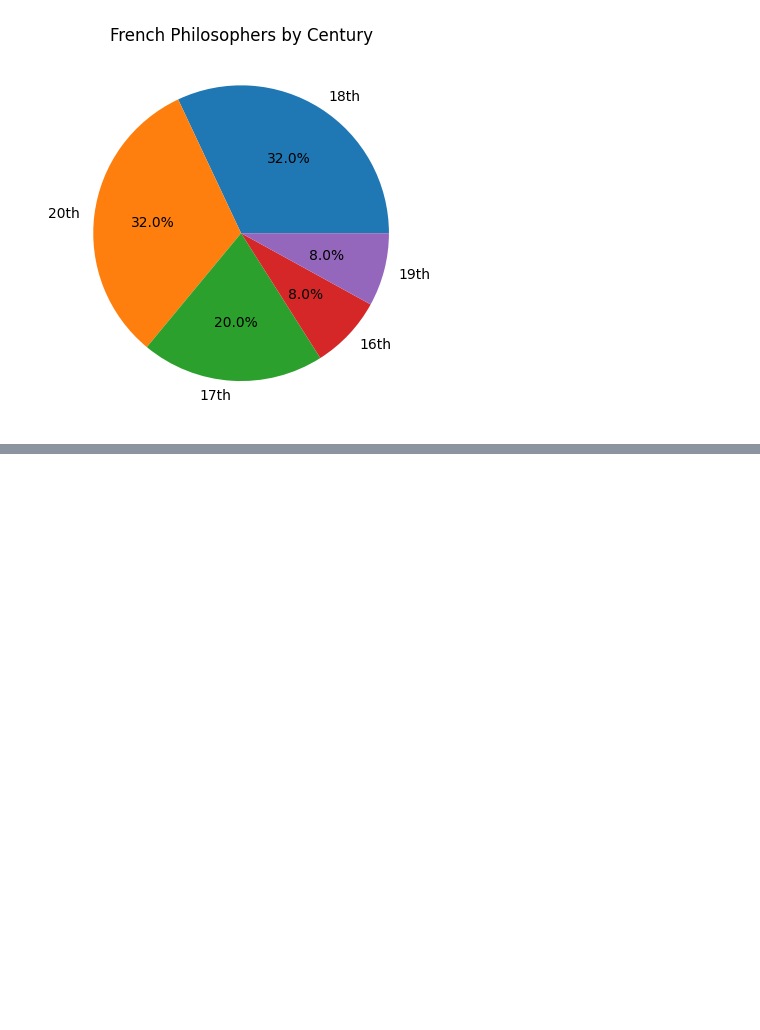
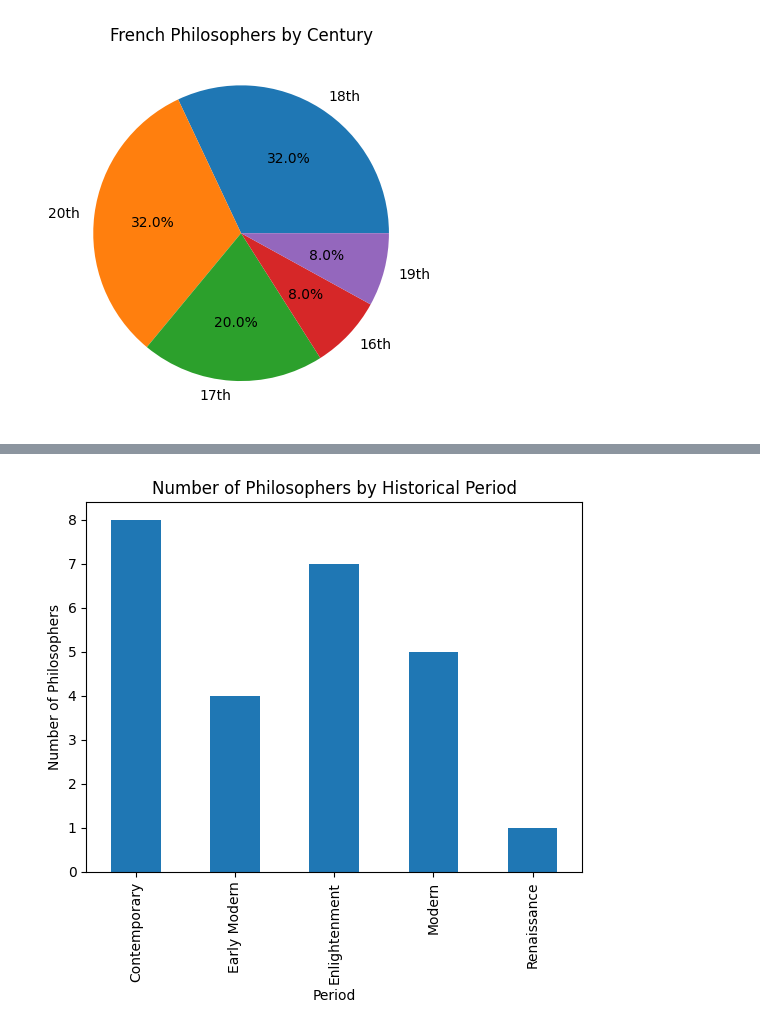
Before and after one commit to PavelKalinin17/dt-2026-data-visualisation, a Jupyter notebook: notebooks/DigitalHumanities/Homework/French_thinkers.ipynb, the cells around one changed output, grey strips where cells are left out. Cells and saved outputs as stored; diff of their text form; code cells hidden in the pictures; blank space fills up the shorter version.

```diff
--- a/notebooks/DigitalHumanities/Homework/French_thinkers.ipynb
+++ b/notebooks/DigitalHumanities/Homework/French_thinkers.ipynb
@@ -53,0 +68,8 @@ I chose a pie chart to analyze the centuries during which the selected thinkers
+# %%
+philosophers_by_period = df.groupby("Period")["Philosopher"].count()
+philosophers_by_period.plot(kind="bar")
+plt.title("Number of Philosophers by Historical Period")
+plt.ylabel("Number of Philosophers")
+plt.show()
+# %% [output]
+[figure, added]
```
Also changed, not shown: parts of 16 cells of this notebook.
